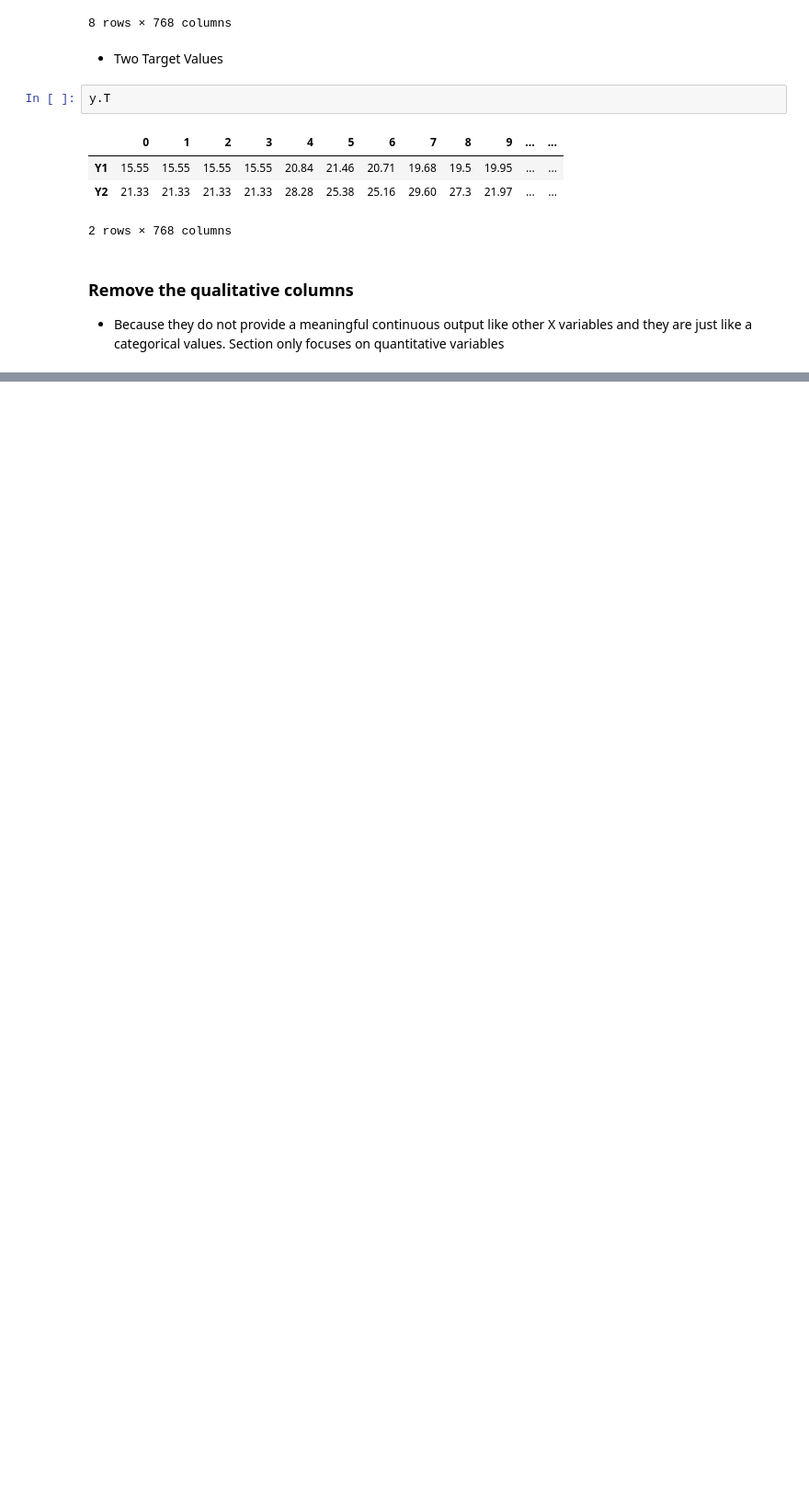
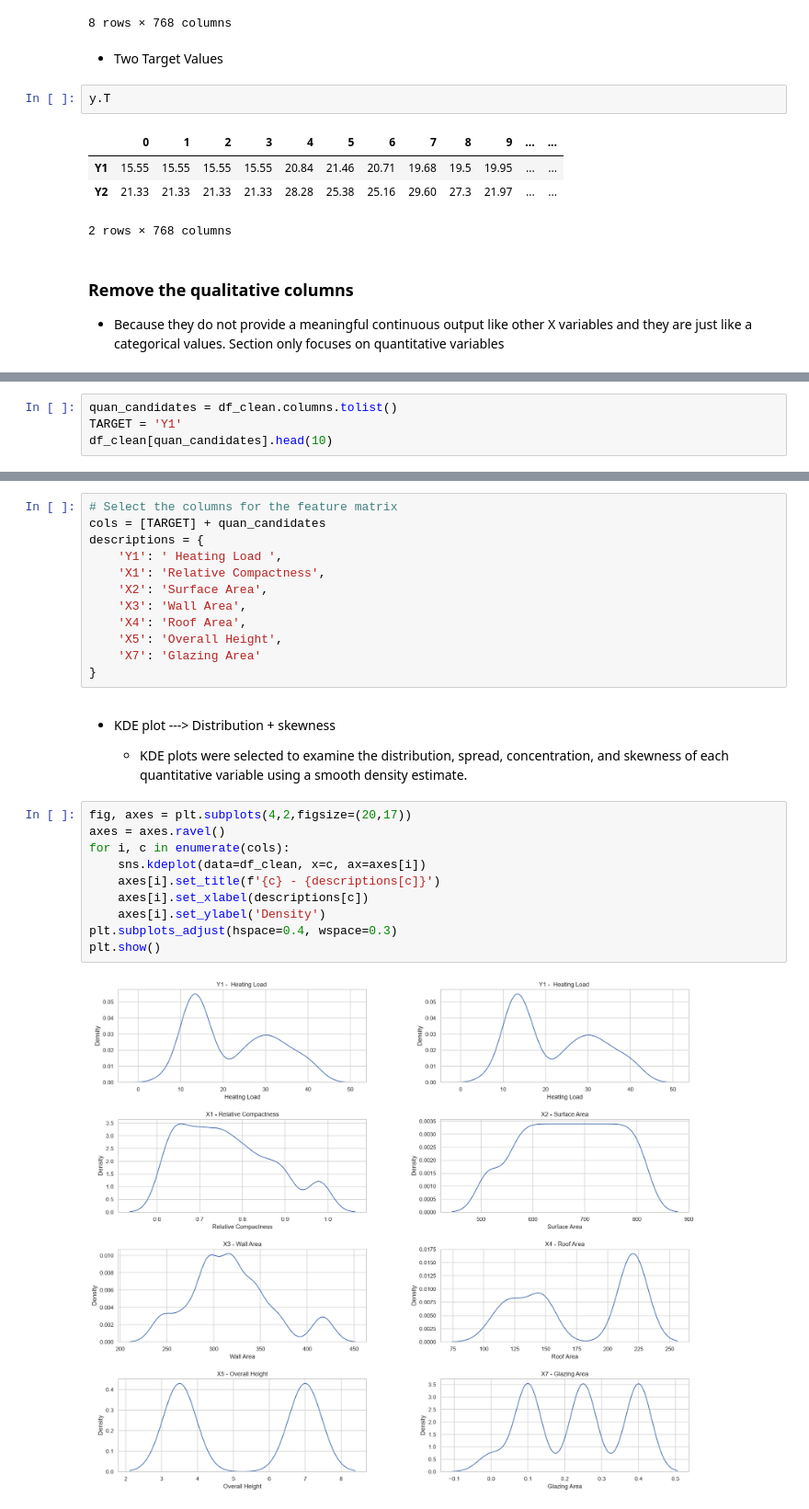
Before and after one commit to venukwijethilaka/advanced-ml, a Jupyter notebook: Week03/energy_efficiency.ipynb, the cells around one changed output, grey strips where cells are left out. Shown at 92% size. Cells and saved outputs as stored; diff of their text form; blank space fills up the shorter version.

```diff
--- a/Week03/energy_efficiency.ipynb
+++ b/Week03/energy_efficiency.ipynb
@@ -98,0 +102,4 @@ df[clean_X]
+# %%
+quan_candidates = df_clean.columns.tolist()
+TARGET = 'Y1'
+df_clean[quan_candidates].head(10)
@@ -98,0 +153,28 @@ df[clean_X]
+# %%
+# Select the columns for the feature matrix
+cols = [TARGET] + quan_candidates
+descriptions = {
+    'Y1': ' Heating Load ',
+    'X1': 'Relative Compactness',
+    'X2': 'Surface Area',
+    'X3': 'Wall Area',
+    'X4': 'Roof Area',
+    'X5': 'Overall Height',
+    'X7': 'Glazing Area'
+}
+# %% [markdown]
+- KDE plot ---> Distribution + skewness
+
+    - KDE plots were selected to examine the distribution, spread, concentration, and skewness of each quantitative variable using a smooth density estimate.
+# %%
+fig, axes = plt.subplots(4,2,figsize=(20,17))
+axes = axes.ravel()
+for i, c in enumerate(cols):
+    sns.kdeplot(data=df_clean, x=c, ax=axes[i])
+    axes[i].set_title(f'{c} - {descriptions[c]}')
+    axes[i].set_xlabel(descriptions[c])
+    axes[i].set_ylabel('Density')
+plt.subplots_adjust(hspace=0.4, wspace=0.3)
+plt.show()
+# %% [output]
+[figure, added]
```
Also changed, not shown: parts of 34 cells of this notebook, 9 other files.
